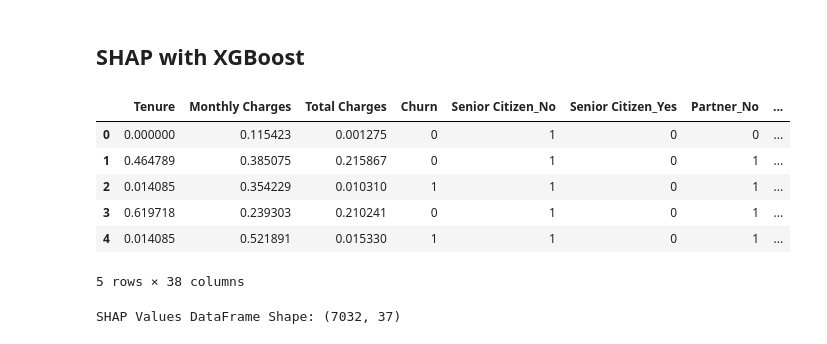
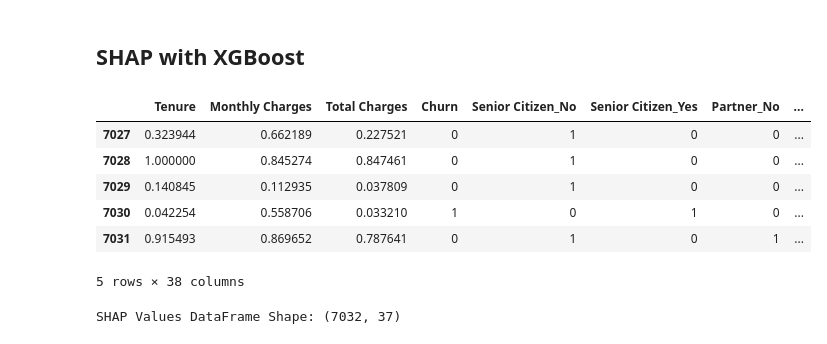
Before and after one commit to Silvano315/Churn-Prediction-with-SHAP, a Jupyter notebook: SHAP.ipynb, the cells around one changed output. Drawn from its saved outputs; the diff is of its cells as text; code cells hidden in the pictures.

```diff
--- a/SHAP.ipynb
+++ b/SHAP.ipynb
@@ -18,15 +18,16 @@ from catboost import CatBoostClassifier
 # %%
 # Import dataframe
 
 df = pd.read_excel("Data/CustomerChurn_Transformed.xlsx", index_col=0)
-df.head(5)
+df.reset_index(drop= True, inplace=True)
+df.tail(5)
 # %% [output]
 |  | Tenure | Monthly Charges | Total Charges | Churn | Senior Citizen_No | Senior Citizen_Yes | Partner_No | ... |
-| 0 | 0.000000 | 0.115423 | 0.001275 | 0 | 1 | 0 | 0 | ... |
-| 1 | 0.464789 | 0.385075 | 0.215867 | 0 | 1 | 0 | 1 | ... |
-| 2 | 0.014085 | 0.354229 | 0.010310 | 1 | 1 | 0 | 1 | ... |
-| 3 | 0.619718 | 0.239303 | 0.210241 | 0 | 1 | 0 | 1 | ... |
-| 4 | 0.014085 | 0.521891 | 0.015330 | 1 | 1 | 0 | 1 | ... |
+| 7027 | 0.323944 | 0.662189 | 0.227521 | 0 | 1 | 0 | 0 | ... |
+| 7028 | 1.000000 | 0.845274 | 0.847461 | 0 | 1 | 0 | 0 | ... |
+| 7029 | 0.140845 | 0.112935 | 0.037809 | 0 | 1 | 0 | 0 | ... |
+| 7030 | 0.042254 | 0.558706 | 0.033210 | 1 | 0 | 1 | 0 | ... |
+| 7031 | 0.915493 | 0.869652 | 0.787641 | 0 | 1 | 0 | 1 | ... |
 5 rows × 38 columns
 # %%
 # Define input and label then split in training and test
```
Also changed, not shown: parts of 23 cells of this notebook.
